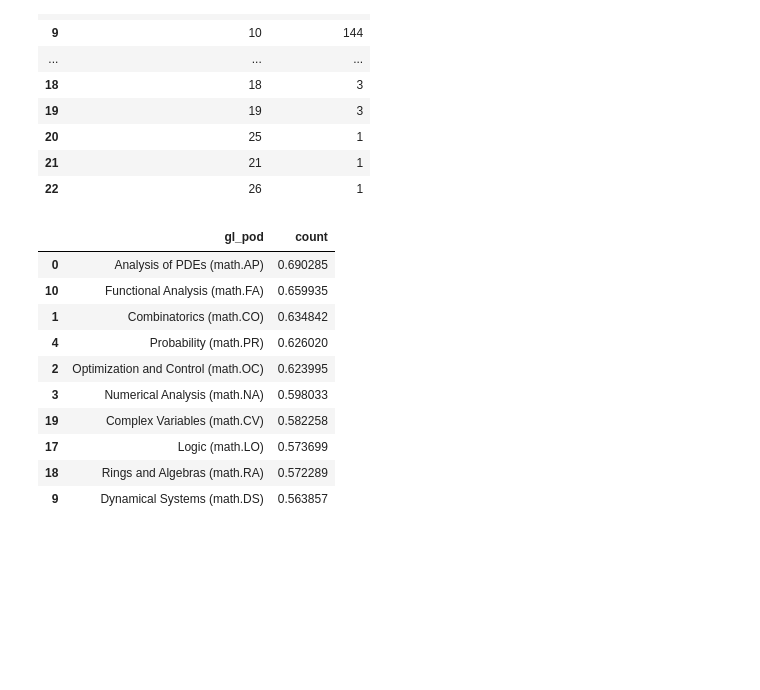
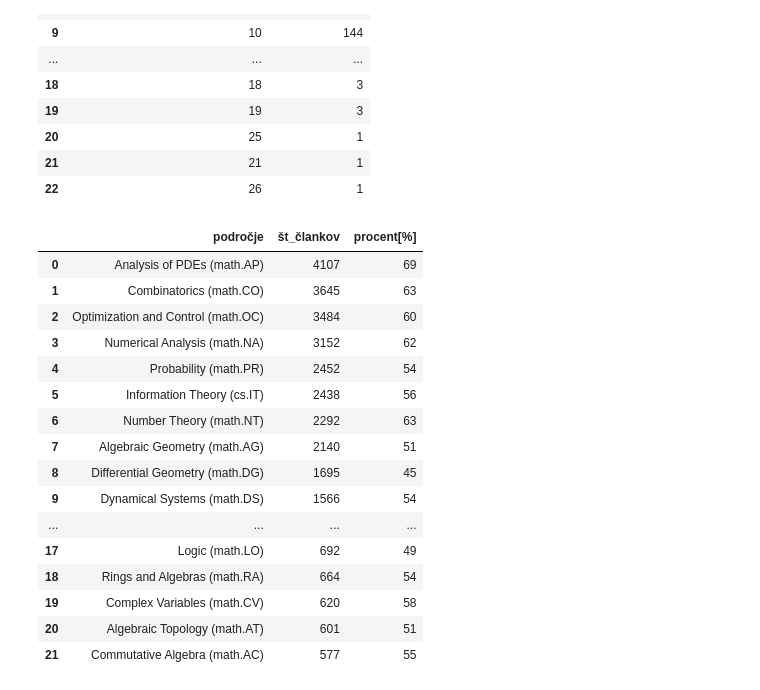
Before and after one commit to Lolkvin/UVP, a Jupyter notebook: saturn.ipynb, the cells around one changed output. Cells and saved outputs as stored; diff of their text form; code cells hidden in the pictures; blank space fills up the shorter version.

```diff
--- a/saturn.ipynb
+++ b/saturn.ipynb
@@ -246,33 +230,43 @@ pod
 # %%
 #katero področje se najpogosteje pojavi samo (torej brez stranskih področij)
 
 tab2 = podatki['gl_pod'].value_counts().reset_index()
 tab2 = tab2[tab2['count'] > 500]
-#to je tabela  področij li se pojavijo več kot 500 krat (hočemo dovolj velik sample size)
+#to je tabela  področij ki se pojavijo več kot 500 krat (hočemo dovolj velik sample size)
 seznam_pogostih_predmetov = tab2['gl_pod'].tolist()
 
 tab3 = podatki[podatki.os_pod == 'empty']
 tab3 = tab3[tab3['gl_pod'].apply(lambda x: x in seznam_pogostih_predmetov)]
 tab3 = tab3['gl_pod'].value_counts().reset_index()
 #tabela istih področij takrat ko nimajo stranskega področja
 
 seznam_predmetov_tab3 = tab3['gl_pod'].tolist()
 tab2 = tab2[tab2['gl_pod'].apply(lambda x: x in seznam_predmetov_tab3)].reset_index().drop(columns=['index'])
 #psokrbimo da imata tabeli enake vnose
 
-tab4 = tab2
+tab4 = tab3
 tab4['count'] = tab3['count'] / tab2['count']
-tab4 = tab4.sort_values(by = 'count', ascending=False).head(10)
-tab4
+tab4 = tab4.sort_values(by = 'count', ascending=False).reset_index().drop(columns=['index']) #to ustvari tabelo z zaželjeno vrednostjo glede na področje
+
+tab5 = pd.merge(tab2, tab4, on='gl_pod')
+tab5.columns = ['področje', 'št_člankov', 'procent[%]']
+tab5['procent[%]'] = (tab5['procent[%]'] * 100).round(0).astype(int) #združimo tabeli da vsebuje in procent in število člankov, jo preimenujemo ter decimalko spremenimo v procent
+tab5
 # %% [output]
-|  | gl_pod | count |
-| 0 | Analysis of PDEs (math.AP) | 0.690285 |
-| 10 | Functional Analysis (math.FA) | 0.659935 |
-| 1 | Combinatorics (math.CO) | 0.634842 |
-| 4 | Probability (math.PR) | 0.626020 |
-| 2 | Optimization and Control (math.OC) | 0.623995 |
-| 3 | Numerical Analysis (math.NA) | 0.598033 |
-| 19 | Complex Variables (math.CV) | 0.582258 |
-| 17 | Logic (math.LO) | 0.573699 |
-| 18 | Rings and Algebras (math.RA) | 0.572289 |
-| 9 | Dynamical Systems (math.DS) | 0.563857 |
+|  | področje | št_člankov | procent[%] |
+| 0 | Analysis of PDEs (math.AP) | 4107 | 69 |
+| 1 | Combinatorics (math.CO) | 3645 | 63 |
+| 2 | Optimization and Control (math.OC) | 3484 | 60 |
+| 3 | Numerical Analysis (math.NA) | 3152 | 62 |
+| 4 | Probability (math.PR) | 2452 | 54 |
+| 5 | Information Theory (cs.IT) | 2438 | 56 |
+| 6 | Number Theory (math.NT) | 2292 | 63 |
+| 7 | Algebraic Geometry (math.AG) | 2140 | 51 |
+| 8 | Differential Geometry (math.DG) | 1695 | 45 |
+| 9 | Dynamical Systems (math.DS) | 1566 | 54 |
+| ... | ... | ... | ... |
+| 17 | Logic (math.LO) | 692 | 49 |
+| 18 | Rings and Algebras (math.RA) | 664 | 54 |
+| 19 | Complex Variables (math.CV) | 620 | 58 |
+| 20 | Algebraic Topology (math.AT) | 601 | 51 |
+| 21 | Commutative Algebra (math.AC) | 577 | 55 |
```
Also changed, not shown: parts of 5 cells of this notebook, 1 other file.
